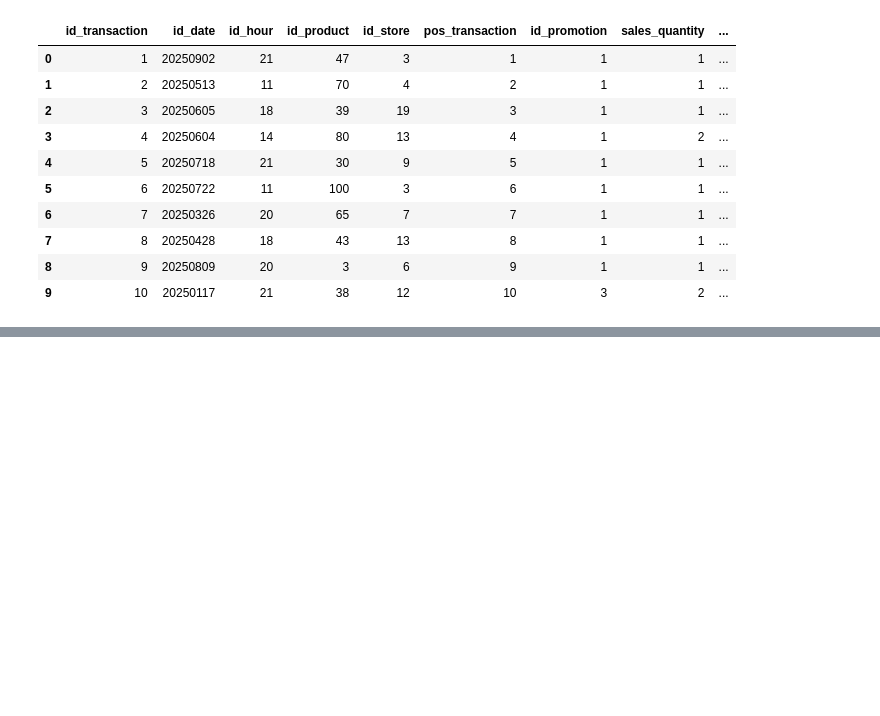
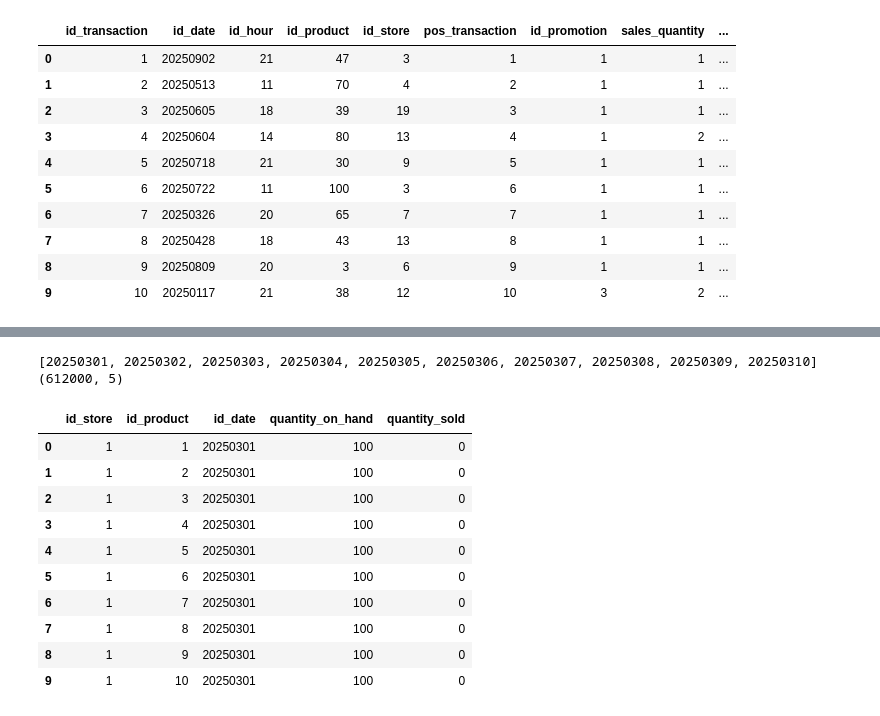
Before and after one commit to famenor/shorts, a Jupyter notebook: dimensional/02_create_facts.ipynb, the cells around one changed output, grey strips where cells are left out. Drawn from its saved outputs; the diff is of its cells as text; code cells hidden in the pictures; blank space fills up the shorter version.

```diff
--- a/dimensional/02_create_facts.ipynb
+++ b/dimensional/02_create_facts.ipynb
@@ -135,0 +182,12 @@ transactions.to_csv('git/shorts/dimensional/data/fact_retail_transactions.csv',
+# %%
+sub_a = dim_store[['id_store']].drop_duplicates()
+sub_a['cross'] = True
+
+sub_b = dim_product[['id_product']].drop_duplicates()
+sub_b['cross'] = True
+
+cross_product = sub_a.merge(sub_b, on='cross', how='inner')
+cross_product = cross_product.drop(columns=['cross'])
+cross_product['initial_stock'] = 100
+
+display(cross_product.head(10))
@@ -135,0 +206,5 @@ transactions.to_csv('git/shorts/dimensional/data/fact_retail_transactions.csv',
+# %%
+
+ventas = transactions.groupby(['id_store', 'id_product', 'id_date']).agg({'sales_quantity': 'count'}).reset_index()
+print(ventas.shape)
+display(ventas.head(10))
@@ -135,0 +224,41 @@ transactions.to_csv('git/shorts/dimensional/data/fact_retail_transactions.csv',
+# %%
+lista_fechas = dim_date.loc[dim_date['month'] >= 3]
+lista_fechas = lista_fechas['id_date'].to_list()
+print(lista_fechas[:10])
+
+ventas_periodicas = []
+for fecha in lista_fechas:
+    temp = ventas.loc[(ventas['id_date'] <= fecha) & (ventas['id_date'] >= 20250301)]
+    temp = temp.groupby(['id_store', 'id_product']).agg({'sales_quantity': 'sum'}).reset_index()
+
+    temp_2 = ventas.loc[ventas['id_date'] == fecha]
+    temp_2 = temp_2[['id_store', 'id_product', 'sales_quantity']]
+    temp_2 = temp_2.rename(columns={'sales_quantity': 'quantity_sold'})
+
+    temp = cross_product.merge(temp, on=['id_store', 'id_product'], how='left')
+    temp = temp.merge(temp_2, on=['id_store', 'id_product'], how='left')
+    temp['sales_quantity'] = temp['sales_quantity'].fillna(0).astype(int)
+    temp['quantity_sold'] = temp['quantity_sold'].fillna(0).astype(int)
+    temp['id_date'] = fecha
+    temp['quantity_on_hand'] = temp['initial_stock'] - temp['sales_quantity']
+
+    ventas_periodicas.append(temp)
+
+ventas_periodicas = pd.concat(ventas_periodicas)
+ventas_periodicas = ventas_periodicas[['id_store', 'id_product', 'id_date', 'quantity_on_hand', 'quantity_sold']]
+print(ventas_periodicas.shape)
+display(ventas_periodicas.head(10))
+# %% [output]
+[20250301, 20250302, 20250303, 20250304, 20250305, 20250306, 20250307, 20250308, 20250309, 20250310]
+(612000, 5)
+|  | id_store | id_product | id_date | quantity_on_hand | quantity_sold |
+| 0 | 1 | 1 | 20250301 | 100 | 0 |
+| 1 | 1 | 2 | 20250301 | 100 | 0 |
+| 2 | 1 | 3 | 20250301 | 100 | 0 |
+| 3 | 1 | 4 | 20250301 | 100 | 0 |
+| 4 | 1 | 5 | 20250301 | 100 | 0 |
+| 5 | 1 | 6 | 20250301 | 100 | 0 |
+| 6 | 1 | 7 | 20250301 | 100 | 0 |
+| 7 | 1 | 8 | 20250301 | 100 | 0 |
+| 8 | 1 | 9 | 20250301 | 100 | 0 |
+| 9 | 1 | 10 | 20250301 | 100 | 0 |
```
Also changed, not shown: parts of 14 cells of this notebook, 6 other files.
